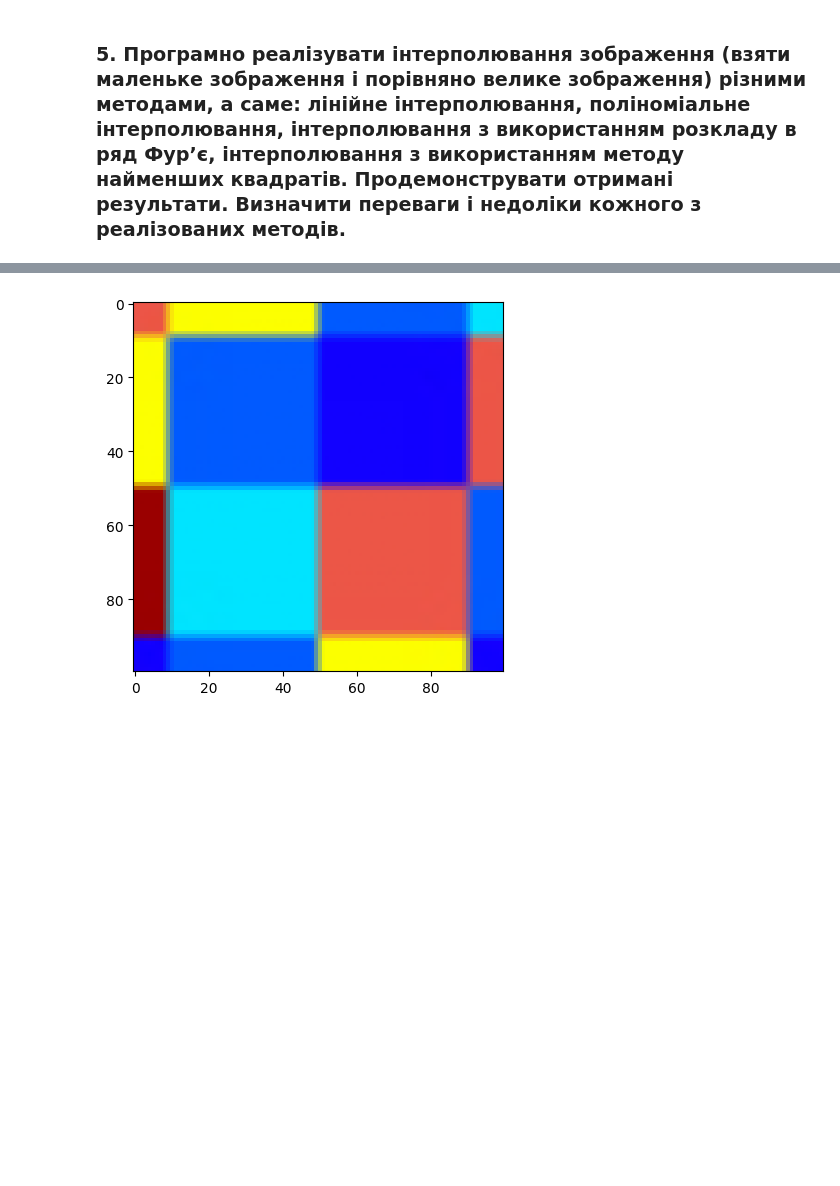
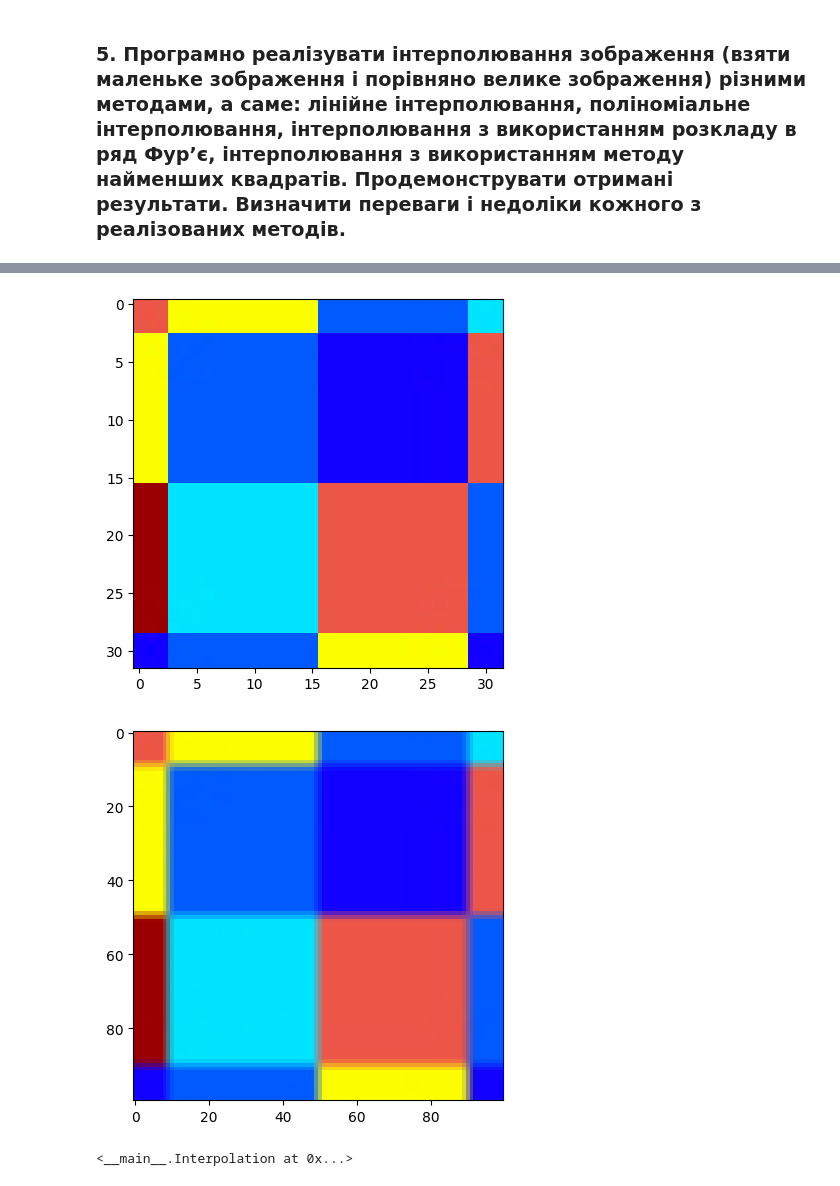
Before and after one commit to KlymentievMaksym/CompGraph, a Jupyter notebook: Lab5.ipynb, the cells around one changed output, grey strips where cells are left out. Saved outputs shown, nothing was run; the diff lists cells and outputs as text; code cells hidden in the pictures; blank space fills up the shorter version.

Commit message:
Linear interpolation!

```diff
--- a/Lab5.ipynb
+++ b/Lab5.ipynb
@@ -281,6 +234,7 @@ image.linear_interpolation((1000, 1000)).show()
 # %%
-image = Interpolation("image", "lab5/bestimg.jpg")
-image.linear_interpolation((100, 100)).show()
-# image.linear_interpolation(replace=True).linear_interpolation(replace=True).linear_interpolation(show=True)
+image = Interpolation("lab5/bestimg.jpg")
+image.show().linear_interpolation((100, 100)).show()
 # %% [output]
-[figure, old version]
+[figure, new version]
+[figure, added]
+<__main__.Interpolation at 0x...>
```
Also changed, not shown: parts of 5 cells of this notebook.
